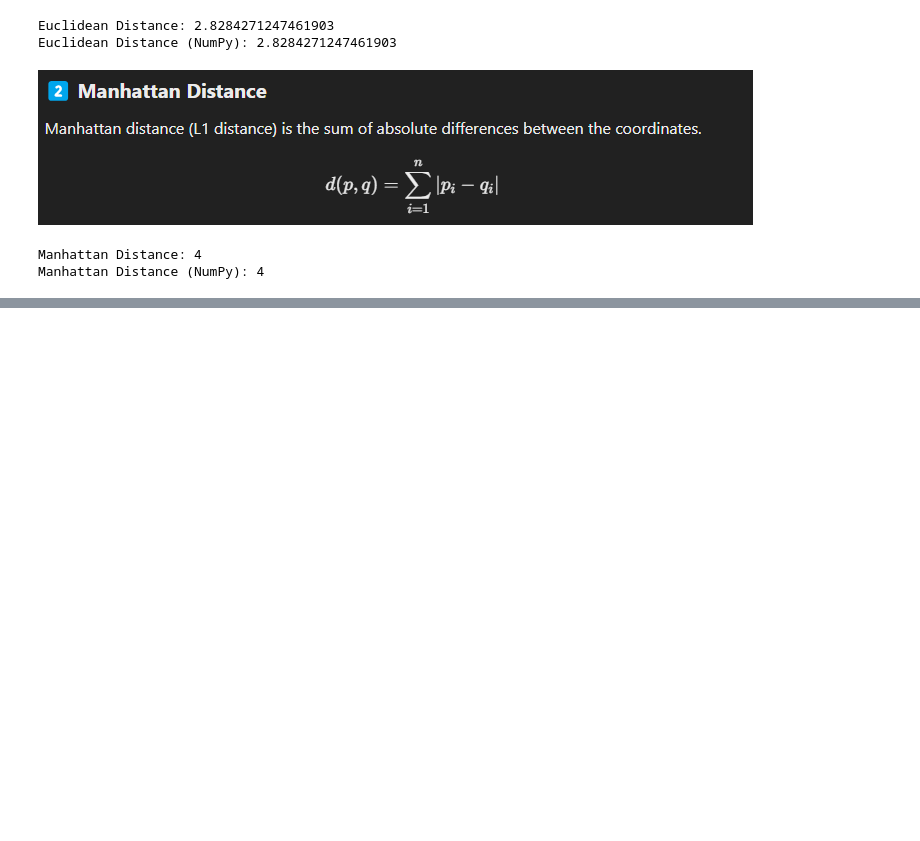
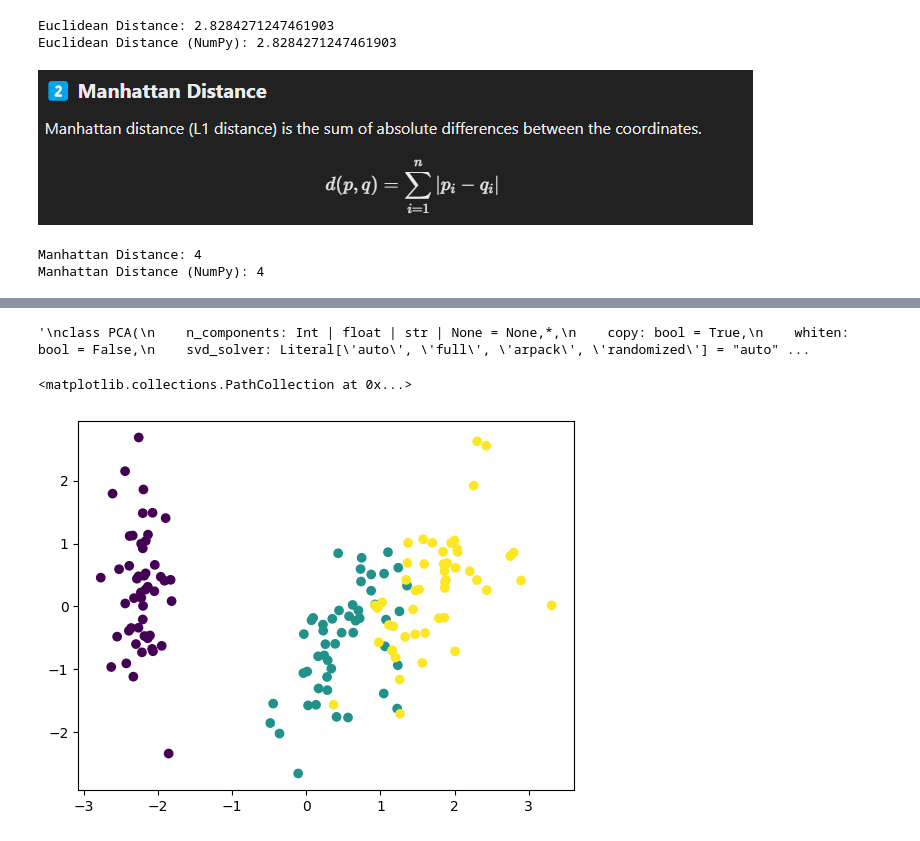
Before and after one commit to Shimul-Zahan/ML-Bootcamp, a Jupyter notebook: Hierarichal Clustering/projects/hc.ipynb, the cells around one changed output, grey strips where cells are left out. Saved outputs shown, nothing was run; the diff lists cells and outputs as text; code cells hidden in the pictures; blank space fills up the shorter version.

```diff
--- a/Hierarichal Clustering/projects/hc.ipynb
+++ b/Hierarichal Clustering/projects/hc.ipynb
@@ -48,0 +76,8 @@ Manhattan Distance (NumPy): 4
+# %%
+X = df.drop(columns='target')
+y = df['target']
+# %%
+# standardrization
+from sklearn.preprocessing import StandardScaler
+scaler = StandardScaler()
+X_scaled = scaler.fit_transform(X)
@@ -48,0 +88,28 @@ Manhattan Distance (NumPy): 4
+# %%
+# PCA or dimentionallity reduction
+from sklearn.decomposition import PCA
+pca = PCA(n_components=2)
+
+
+'''
+class PCA(
+    n_components: Int | float | str | None = None,*,
+    copy: bool = True,
+    whiten: bool = False,
+    svd_solver: Literal['auto', 'full', 'arpack', 'randomized'] = "auto",
+    tol: Float = 0,
+    iterated_power: Int | Literal['auto'] = "auto",
+    n_oversamples: Int = 10,
+    power_iteration_normalizer: Literal['auto', 'QR', 'LU', 'none'] = "auto",
+    random_state: Int | RandomState | None = None
+)
+'''
+# %% [output]
+'\nclass PCA(\n    n_components: Int | float | str | None = None,*,\n    copy: bool = True,\n    whiten: bool = False,\n    svd_solver: Literal[\'auto\', \'full\', \'arpack\', \'randomized\'] = "auto" ...
+# %%
+pca_scaled = pca.fit_transform(X_scaled)
+# %%
+plt.scatter(pca_scaled[:, 0], pca_scaled[:, 1], c=y)
+# %% [output]
+<matplotlib.collections.PathCollection at 0x...>
+[figure, added]
```
Also changed, not shown: parts of 9 cells of this notebook.
